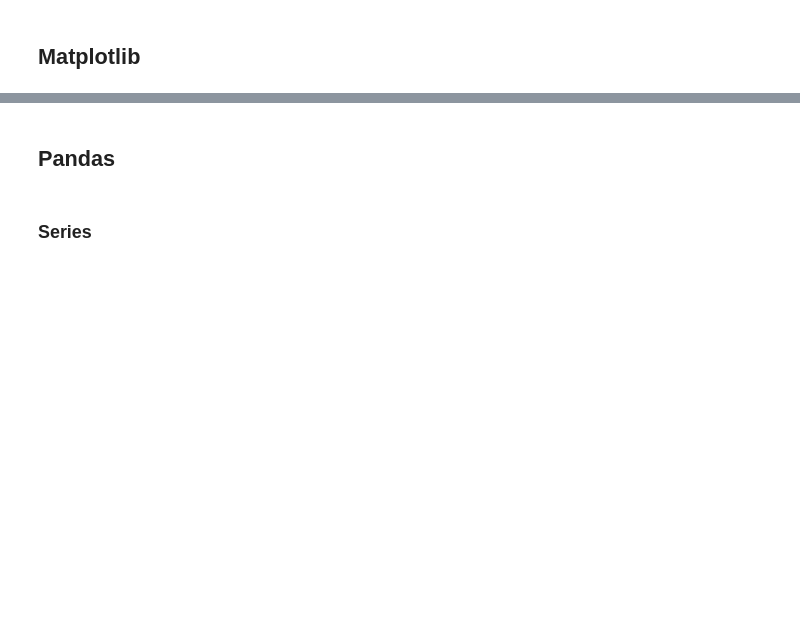
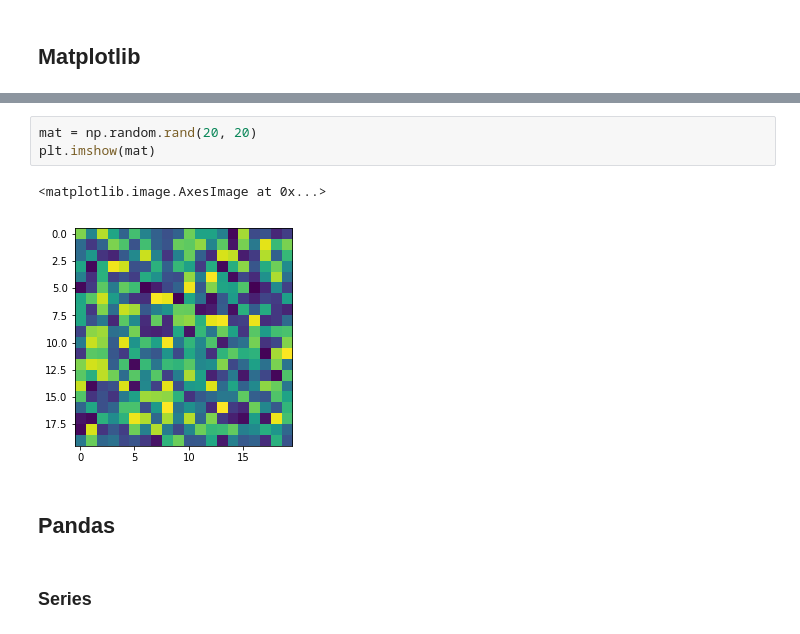
Before and after one commit to sivico26/ML-biocomp, a Jupyter notebook: notebooks/lectures/python.ipynb, the cells around one changed output, grey strips where cells are left out. Drawn from its saved outputs; the diff is of its cells as text; blank space fills up the shorter version.

```diff
--- a/notebooks/lectures/python.ipynb
+++ b/notebooks/lectures/python.ipynb
@@ -295,3 +323,9 @@ print(np.median(x), np.median(x, axis=-1), x.std())
+# %%
+mat = np.random.rand(20, 20)
+plt.imshow(mat)
+# %% [output]
+<matplotlib.image.AxesImage at 0x...>
+[figure, added]
 # %% [markdown]
 ## Pandas
 # %% [markdown]
```
Also changed, not shown: parts of 13 cells of this notebook, 2 other files.
